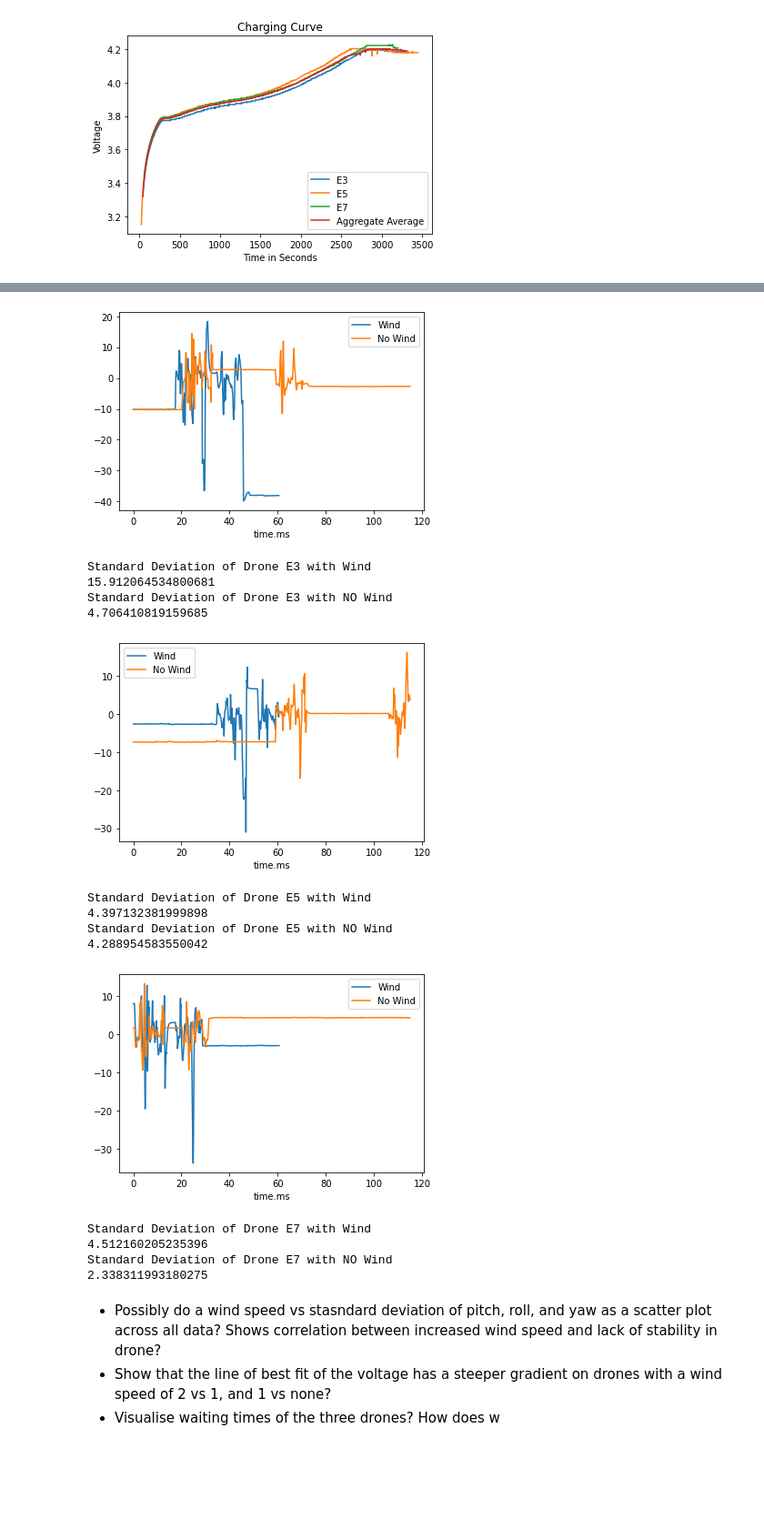
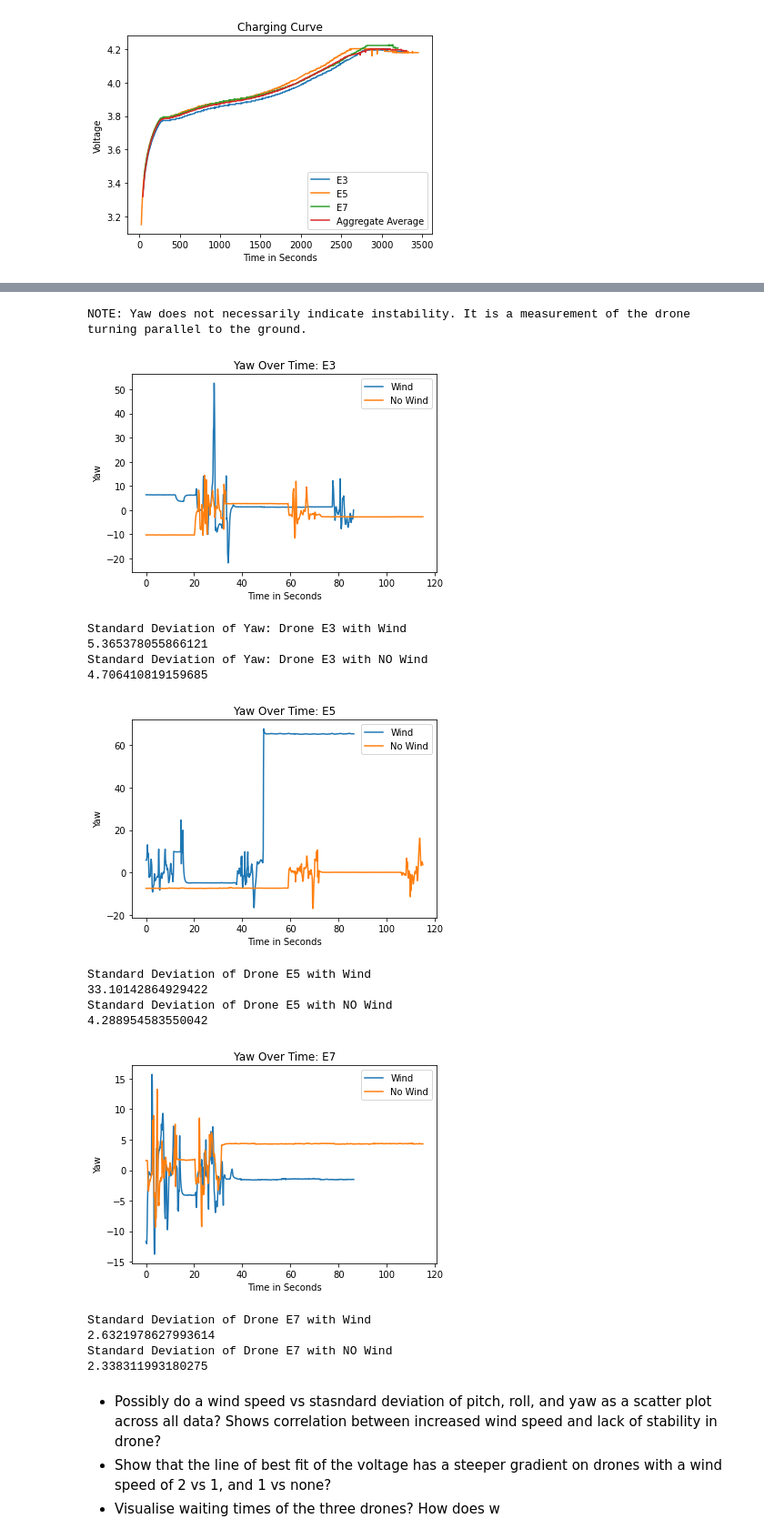
Before and after one commit to DwarfGiant26/crazyflie-lib-python, a Jupyter notebook: OurCodes/flying/DataVis/Sarah_Datavis.ipynb, the cells around one changed output, grey strips where cells are left out. Shown at 91% size. Cells and saved outputs as stored; diff of their text form; code cells hidden in the pictures; blank space fills up the shorter version.

```diff
--- a/OurCodes/flying/DataVis/Sarah_Datavis.ipynb
+++ b/OurCodes/flying/DataVis/Sarah_Datavis.ipynb
@@ -15,11 +15,12 @@ path_no = 5
 speed_no = 2
 angle = 90
 
+# Change according to your directory path:
 parent_folder = "/Users/sarahbradley/Documents/SCSLab/crazyflie-lib-python/OurCodes/flying"
 
-dataE3 = pd.read_csv(f"{parent_folder}/New_1Intermediate/path_{path_no}/wind_speed_{speed_no}/wind_direction_{angle}/drone_E3.csv")
-dataE5 = pd.read_csv(f"{parent_folder}/New_1Intermediate/path_{path_no}/wind_speed_{speed_no}/wind_direction_{angle}/drone_E5.csv")
-dataE7 = pd.read_csv(f"{parent_folder}/New_1Intermediate/path_{path_no}/wind_speed_{speed_no}/wind_direction_{angle}/drone_E7.csv")
+dataE3 = pd.read_csv(f"{parent_folder}/New_2Intermediate/path_{path_no}/wind_speed_{speed_no}/wind_direction_{angle}/drone_E3.csv")
+dataE5 = pd.read_csv(f"{parent_folder}/New_2Intermediate/path_{path_no}/wind_speed_{speed_no}/wind_direction_{angle}/drone_E5.csv")
+dataE7 = pd.read_csv(f"{parent_folder}/New_2Intermediate/path_{path_no}/wind_speed_{speed_no}/wind_direction_{angle}/drone_E7.csv")
 
 # Changing milliseconds to seconds.
 dataE3["time.ms"] = dataE3["time.ms"].map(lambda x : x/1000)
@@ -30,7 +31,7 @@ dataE7["time.ms"] = dataE7["time.ms"].map(lambda x : x/1000)
 # Otherwise the graphs and standard deviation will be exactly the same because they will
 # both be using the same data (no wind).
 
-# No wind variants used for comparison later:
+# No-wind variants used for comparison later:
 dataE3_no_wind = pd.read_csv(f"{parent_folder}/New_1Intermediate/path_{path_no}/wind_speed_0/wind_direction_None/drone_E3.csv")
 dataE3_no_wind["time.ms"] = dataE3_no_wind["time.ms"].map(lambda x : x/1000)
 
@@ -347,61 +371,72 @@ Standard Deviation of Drone E7 with NO Wind
 # ---------------------------------------
 # -------------------E3------------------
 # ---------------------------------------
+print("NOTE: Yaw does not necessarily indicate instability. It is a measurement of the drone turning parallel to the ground.")
 
-
-pitch_time = dataE3.plot(x="time.ms", y ="stabilizer.yaw")
-pitch_time = dataE3_no_wind.plot(x="time.ms", y ="stabilizer.yaw", ax = pitch_time)
-pitch_time.legend(["Wind", "No Wind"])
+yaw_timeE3 = dataE3.plot(x="time.ms", y ="stabilizer.yaw")
+yaw_timeE3 = dataE3_no_wind.plot(x="time.ms", y ="stabilizer.yaw", ax = yaw_timeE3)
+yaw_timeE3.legend(["Wind", "No Wind"])
+yaw_timeE3.set_title("Yaw Over Time: E3")
+yaw_timeE3.set_xlabel("Time in Seconds")
+yaw_timeE3.set_ylabel("Yaw")
 plt.show()
 
-print("Standard Deviation of Drone E3 with Wind")
+print("Standard Deviation of Yaw: Drone E3 with Wind")
 print(dataE3["stabilizer.yaw"].std())
-print("Standard Deviation of Drone E3 with NO Wind")
+print("Standard Deviation of Yaw: Drone E3 with NO Wind")
 print(dataE3_no_wind["stabilizer.yaw"].std())
+
 
 # ---------------------------------------
 # -------------------E5------------------
 # ---------------------------------------
 
-pitch_time = dataE5.plot(x="time.ms", y ="stabilizer.yaw")
-pitch_time = dataE5_no_wind.plot(x="time.ms", y ="stabilizer.yaw", ax = pitch_time)
-pitch_time.legend(["Wind", "No Wind"])
+yaw_timeE5 = dataE5.plot(x="time.ms", y ="stabilizer.yaw")
+yaw_timeE5 = dataE5_no_wind.plot(x="time.ms", y ="stabilizer.yaw", ax = yaw_timeE5)
+yaw_timeE5.legend(["Wind", "No Wind"])
+yaw_timeE5.set_title("Yaw Over Time: E5")
+yaw_timeE5.set_xlabel("Time in Seconds")
+yaw_timeE5.set_ylabel("Yaw")
 plt.show()
 
 print("Standard Deviation of Drone E5 with Wind")
 print(dataE5["stabilizer.yaw"].std())
 print("Standard Deviation of Drone E5 with NO Wind")
 print(dataE5_no_wind["stabilizer.yaw"].std())
 
 # ---------------------------------------
 # -------------------E7------------------
 # ---------------------------------------
 
-pitch_time = dataE7.plot(x="time.ms", y ="stabilizer.yaw")
-pitch_time = dataE7_no_wind.plot(x="time.ms", y ="stabilizer.yaw", ax = pitch_time)
-pitch_time.legend(["Wind", "No Wind"])
+yaw_timeE7 = dataE7.plot(x="time.ms", y ="stabilizer.yaw")
+yaw_timeE7 = dataE7_no_wind.plot(x="time.ms", y ="stabilizer.yaw", ax = yaw_timeE7)
+yaw_timeE7.legend(["Wind", "No Wind"])
+yaw_timeE7.set_title("Yaw Over Time: E7")
+yaw_timeE7.set_xlabel("Time in Seconds")
+yaw_timeE7.set_ylabel("Yaw")
 plt.show()
 
 print("Standard Deviation of Drone E7 with Wind")
 print(dataE7["stabilizer.yaw"].std())
 print("Standard Deviation of Drone E7 with NO Wind")
 print(dataE7_no_wind["stabilizer.yaw"].std())
 # %% [output]
+NOTE: Yaw does not necessarily indicate instability. It is a measurement of the drone turning parallel to the ground.
-[figure, old version]
+[figure, new version]
-Standard Deviation of Drone E3 with Wind
-15.912064534800681
-Standard Deviation of Drone E3 with NO Wind
-4.706410819159685
+Standard Deviation of Yaw: Drone E3 with Wind
+5.365378055866121
+Standard Deviation of Yaw: Drone E3 with NO Wind
+4.706410819159685
-[figure, old version]
+[figure, new version]
-Standard Deviation of Drone E5 with Wind
-4.397132381999898
-Standard Deviation of Drone E5 with NO Wind
-4.288954583550042
+Standard Deviation of Drone E5 with Wind
+33.10142864929422
+Standard Deviation of Drone E5 with NO Wind
+4.288954583550042
-[figure, old version]
+[figure, new version]
-Standard Deviation of Drone E7 with Wind
-4.512160205235396
-Standard Deviation of Drone E7 with NO Wind
-2.338311993180275
+Standard Deviation of Drone E7 with Wind
+2.6321978627993614
+Standard Deviation of Drone E7 with NO Wind
+2.338311993180275
 # %% [markdown]
 - Possibly do a wind speed vs stasndard deviation of pitch, roll, and yaw as a scatter plot across all data? Shows correlation between increased wind speed and lack of stability in drone?
 - Show that the line of best fit of the voltage has a steeper gradient on drones with a wind speed of 2 vs 1, and 1 vs none?
```
Also changed, not shown: parts of 8 cells of this notebook.
